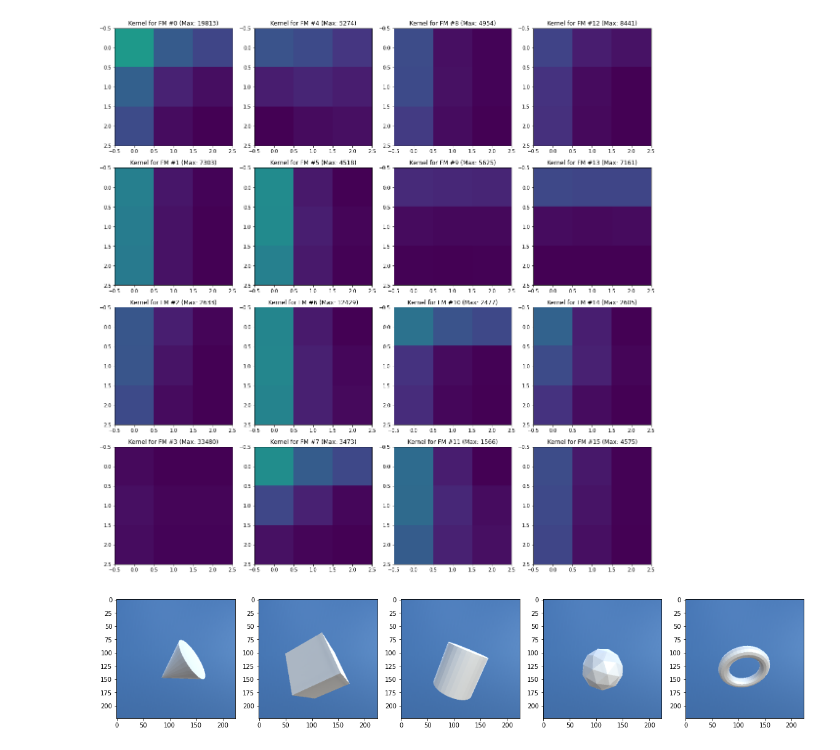
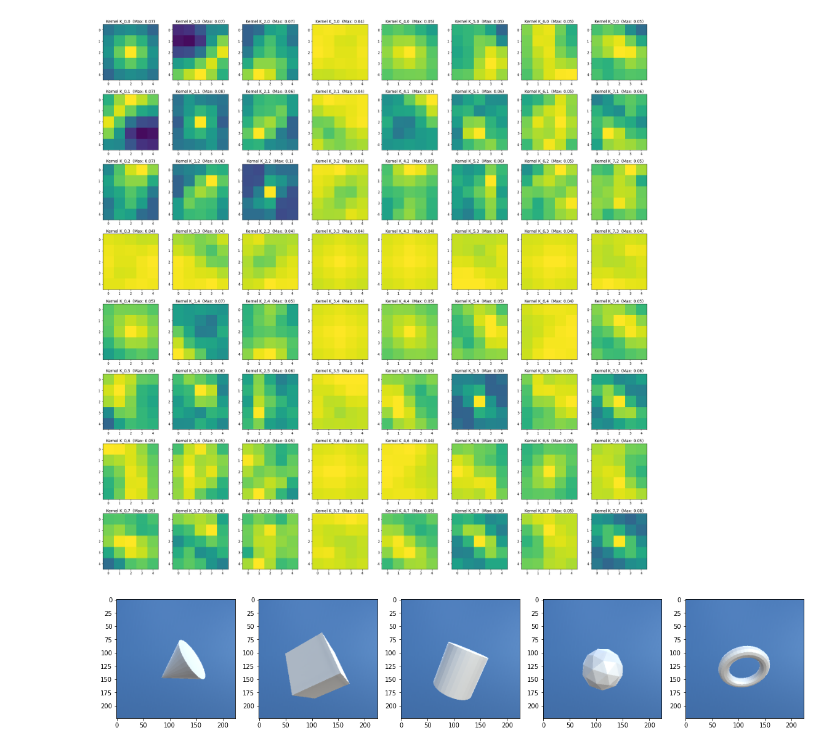
Before and after one commit to edualc/mt_object_recognition, a Jupyter notebook: LateralConnection_VectorizeNewModel.ipynb, the cells around one changed output. Drawn from its saved outputs; the diff is of its cells as text; code cells hidden in the pictures.

```diff
--- a/LateralConnection_VectorizeNewModel.ipynb
+++ b/LateralConnection_VectorizeNewModel.ipynb
@@ -55,0 +279,11 @@ plt.tight_layout()
+# %%
+num_kernels_to_plot = 8
+plot_scale = 3
+fig, axs = plt.subplots(1, num_kernels_to_plot, figsize=(plot_scale*num_kernels_to_plot, 4))
+
+for i in range(num_kernels_to_plot):
+        data = model.S.cpu().detach().numpy()[i,:,:]
+        #axs[i].imshow(data, vmin=-1, vmax=1)
+        axs[i].imshow(data, vmax=np.max(data))
+        axs[i].set_title(f"Saturation for FM #{i} (Max: {int(np.max(data))})")
+plt.tight_layout()
@@ -55,0 +292,18 @@ plt.tight_layout()
+# %%
+data = model.K.cpu().detach().numpy()
+print(data.shape)
+
+max_kernels = np.max(data, axis=(2,3))[..., np.newaxis, np.newaxis]
+max_kernels[max_kernels==0] = 1.0
+scaled_kernels = np.sum(data / max_kernels, axis=1)
+
+num_kernels_to_plot = 8
+plot_scale = 3
+fig, axs = plt.subplots(num_kernels_to_plot, num_kernels_to_plot, figsize=(plot_scale*num_kernels_to_plot, plot_scale*num_kernels_to_plot))
+
+for i in range(num_kernels_to_plot):
+    for j in range(num_kernels_to_plot):
+        data = scaled_kernels[j+num_kernels_to_plot*i,:,:]
+        axs[i,j].imshow(data, vmin=0, vmax=model.K.shape[0])
+        axs[i,j].set_title(f"Mean Kernel K_{j+num_kernels_to_plot*i} (Max: {int(np.max(data))})")
+plt.tight_layout()
@@ -56,13 +313,19 @@ plt.tight_layout()
 # %%
-fig, axs = plt.subplots(4,4,figsize=(16,16))
+num_input_feature_maps = 8
+num_output_feature_maps = 8
+plot_scale = 3
 
-for i in range(4):
-    for j in range(4):
-        axs[i,j].imshow(model.K[i+4*j, 0, :, :], vmax=np.max(model.K[i+4*j, :, :]))
-        axs[i,j].set_title(f"Kernel for FM #{i+4*j} (Max: {int(np.max(model.K[i+4*j,:,:]))})")
+fig, axs = plt.subplots(num_output_feature_maps, num_input_feature_maps, figsize=(plot_scale*num_output_feature_maps,plot_scale*num_input_feature_maps))
+
+for i in range(num_output_feature_maps):
+    for j in range(num_input_feature_maps):
+        data = model.K[i, j, :, :].cpu().detach().numpy()
+        #axs[i,j].imshow(data, vmin=0, vmax=0.1)
+        axs[i,j].imshow(data, vmin=0, vmax=np.max(data))
+        axs[i,j].set_title(f"Kernel K_{j},{i}  (Max: {round(float(np.max(data)), 2)})")
 plt.tight_layout()
 # %% [output]
-[figure, old version]
+[figure, new version]
 # %%
 def plottable_image(img):
     return torch.swapaxes(torch.swapaxes(img[0,...], 0, 2), 0, 1).numpy().astype(int)
```
Also changed, not shown: parts of 18 cells of this notebook, 3 other files.
